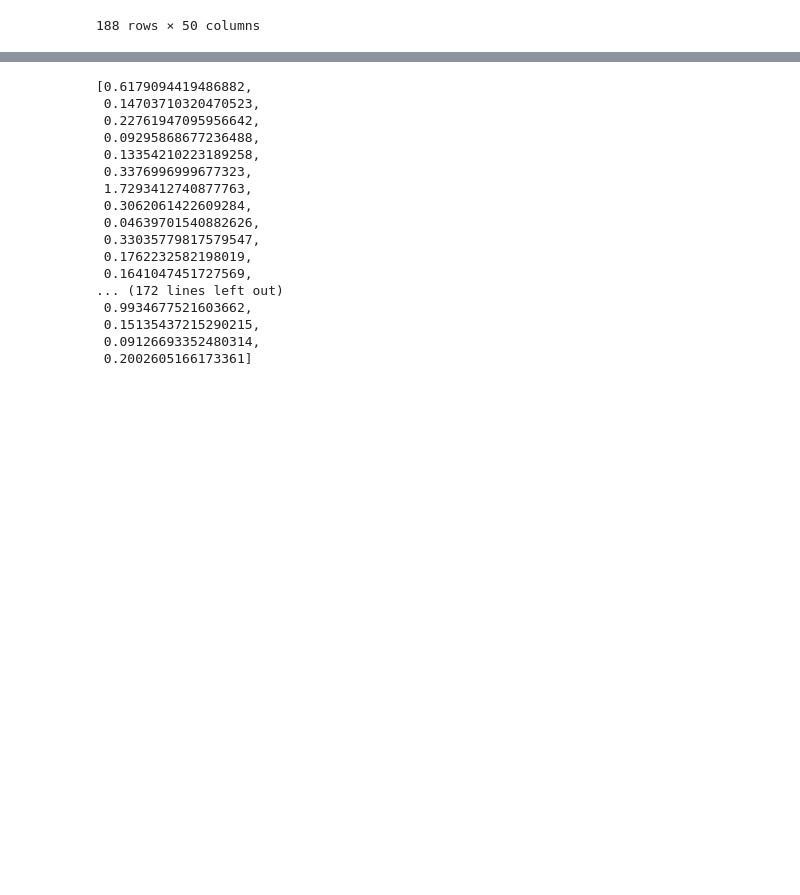
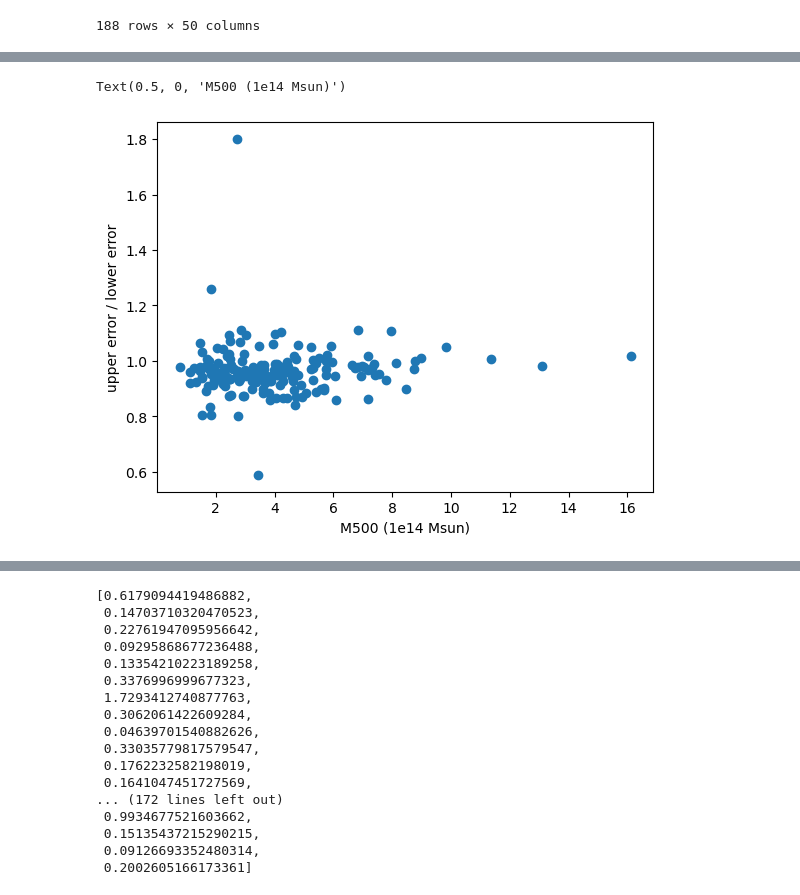
Before and after one commit to eleanorstuart/thermo-idm, a Jupyter notebook: mcmc_1_param_psz_mcxc.ipynb, the cells around one changed output, grey strips where cells are left out. Cells and saved outputs as stored; diff of their text form; code cells hidden in the pictures; blank space fills up the shorter version.

```diff
--- a/mcmc_1_param_psz_mcxc.ipynb
+++ b/mcmc_1_param_psz_mcxc.ipynb
@@ -71,0 +99,7 @@ reflex_clean
+# %%
+plt.scatter(reflex_clean['MSZ'], reflex_clean['E_MSZ']/reflex_clean['e_MSZ'])
+plt.ylabel('upper error / lower error')
+plt.xlabel('M500 (1e14 Msun)')
+# %% [output]
+Text(0.5, 0, 'M500 (1e14 Msun)')
+[figure, added]
```
Also changed, not shown: parts of 38 cells of this notebook, 4 other files.
